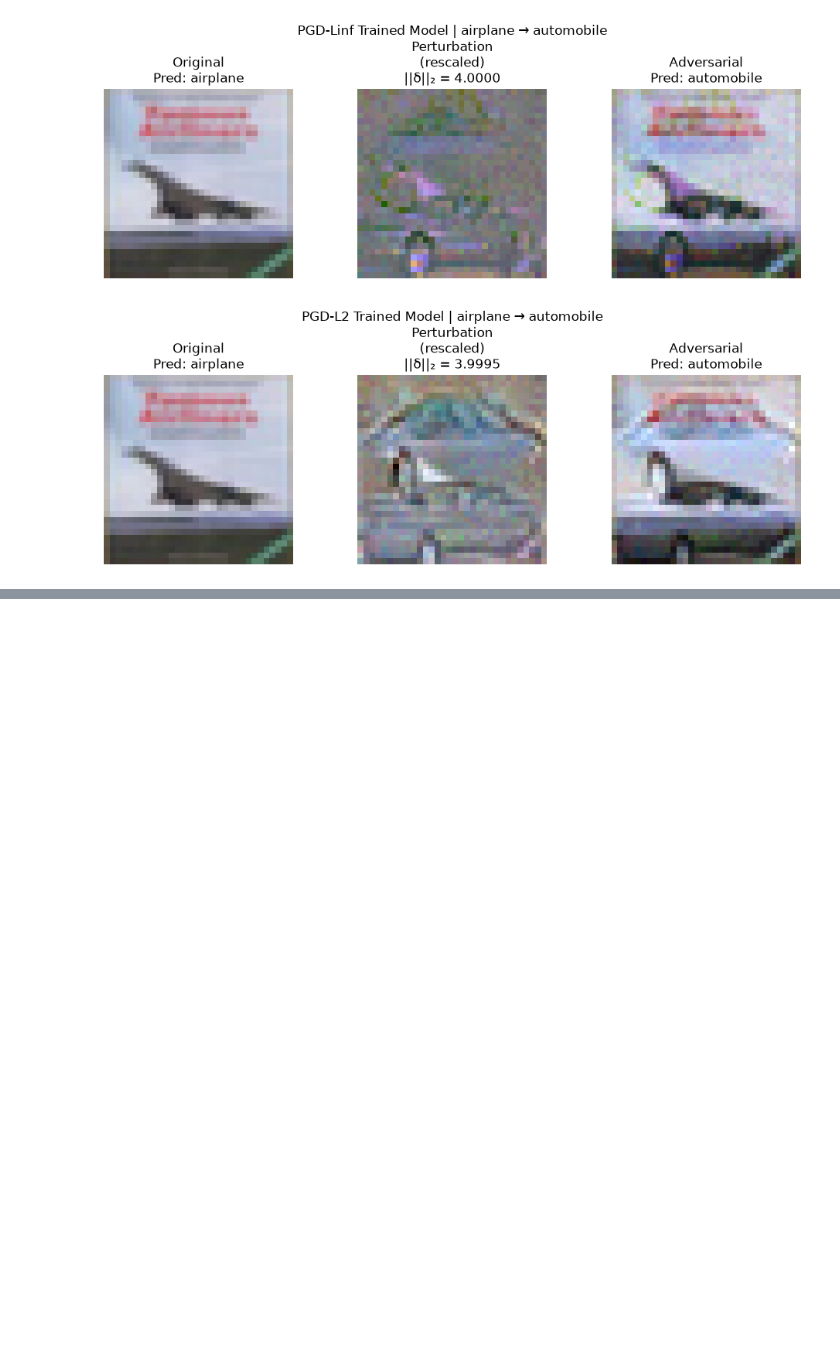
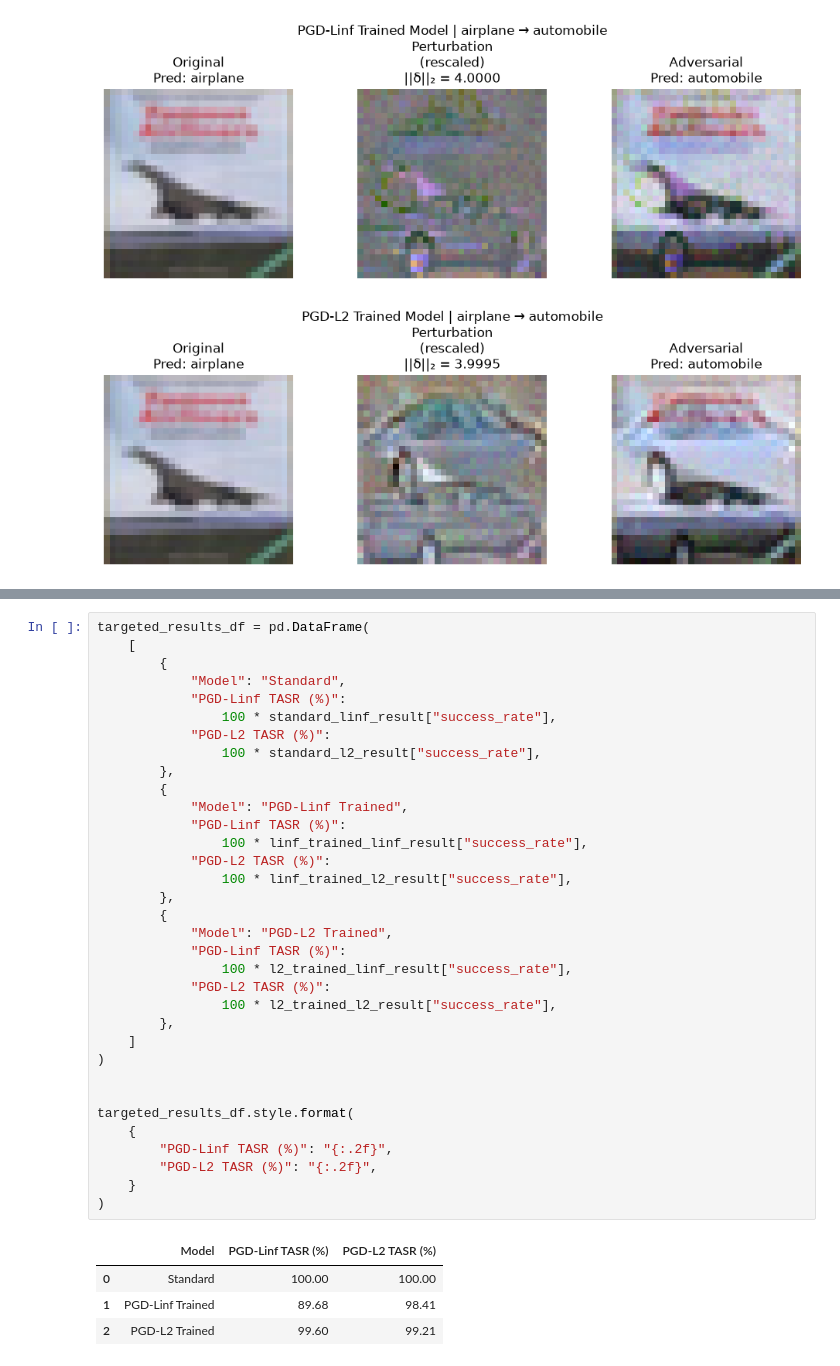
Before and after one commit to alifathi11/PGD-robustness-across-norms, a Jupyter notebook: notebooks/03_Targeted_PGD_Attacks.ipynb, the cells around one changed output, grey strips where cells are left out. Saved outputs shown, nothing was run; the diff lists cells and outputs as text; blank space fills up the shorter version.

Commit message:
Add evaluation table to 03_Targeted_PGD_Attacks

```diff
--- a/notebooks/03_Targeted_PGD_Attacks.ipynb
+++ b/notebooks/03_Targeted_PGD_Attacks.ipynb
@@ -876,0 +888,39 @@ show_targeted_l2_example(
+# %%
+targeted_results_df = pd.DataFrame(
+    [
+        {
+            "Model": "Standard",
+            "PGD-Linf TASR (%)":
+                100 * standard_linf_result["success_rate"],
+            "PGD-L2 TASR (%)":
+                100 * standard_l2_result["success_rate"],
+        },
+        {
+            "Model": "PGD-Linf Trained",
+            "PGD-Linf TASR (%)":
+                100 * linf_trained_linf_result["success_rate"],
+            "PGD-L2 TASR (%)":
+                100 * linf_trained_l2_result["success_rate"],
+        },
+        {
+            "Model": "PGD-L2 Trained",
+            "PGD-Linf TASR (%)":
+                100 * l2_trained_linf_result["success_rate"],
+            "PGD-L2 TASR (%)":
+                100 * l2_trained_l2_result["success_rate"],
+        },
+    ]
+)
+
+
+targeted_results_df.style.format(
+    {
+        "PGD-Linf TASR (%)": "{:.2f}",
+        "PGD-L2 TASR (%)": "{:.2f}",
+    }
+)
+# %% [output]
+|  | Model | PGD-Linf TASR (%) | PGD-L2 TASR (%) |
+| 0 | Standard | 100.00 | 100.00 |
+| 1 | PGD-Linf Trained | 89.68 | 98.41 |
+| 2 | PGD-L2 Trained | 99.60 | 99.21 |
```
Also changed, not shown: parts of 1 cell of this notebook.
